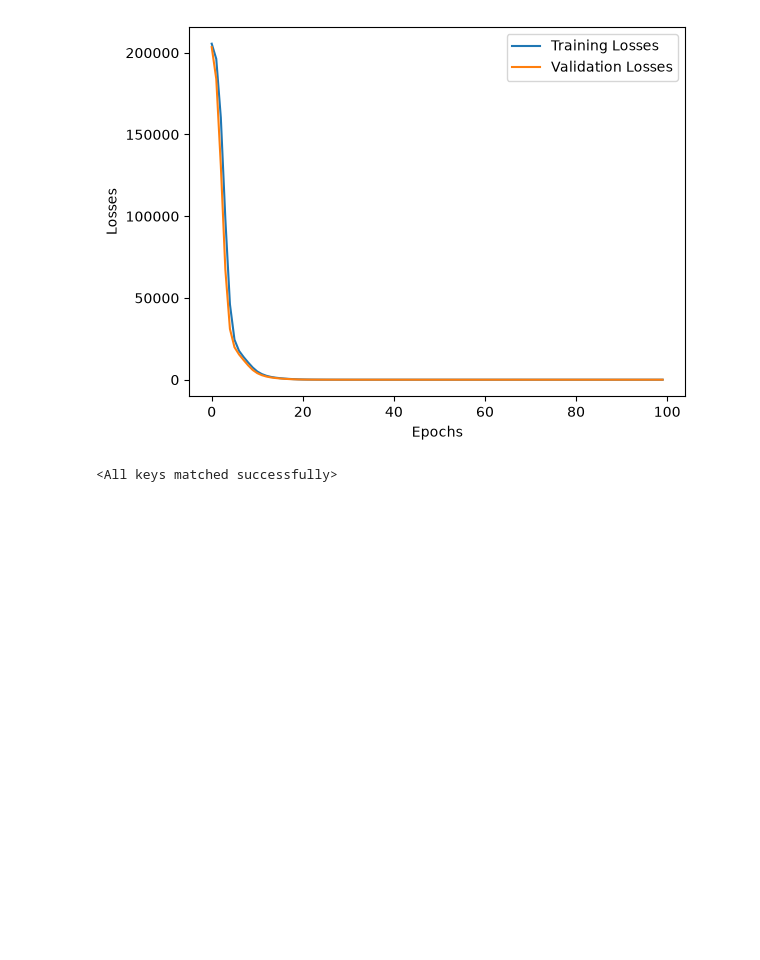
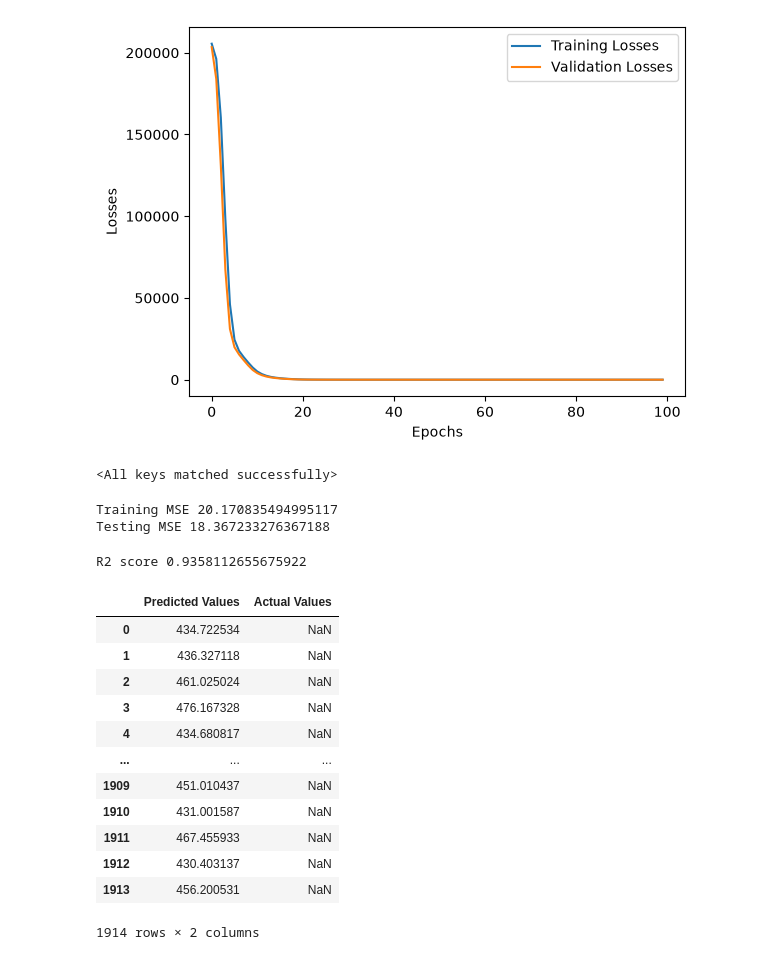
Before and after one commit to Shifa4532/data-science-notebooks, a Jupyter notebook: 11_deeplearning/ANN_regression.ipynb, the cells around one changed output. Drawn from its saved outputs; the diff is of its cells as text; code cells hidden in the pictures; blank space fills up the shorter version.

Commit message:
evaluated the model

```diff
--- a/11_deeplearning/ANN_regression.ipynb
+++ b/11_deeplearning/ANN_regression.ipynb
@@ -201,3 +201,42 @@ plt.legend()
 model.load_state_dict(torch.load("best_model.pt"))
 # %% [output]
 <All keys matched successfully>
+# %%
+model.eval()
+with torch.no_grad():
+    train_preds = model(X_train_tensor)
+    test_preds = model(X_test_tensor)
+
+    train_mse_loss = criterion(train_preds, y_train_tensor)
+    test_mse_loss = criterion(test_preds, y_test_tensor)
+
+print("Training MSE", train_mse_loss.item())
+print("Testing MSE", test_mse_loss.item())
+# %% [output]
+Training MSE 20.170835494995117
+Testing MSE 18.367233276367188
+# %%
+from sklearn.metrics import r2_score
+
+print("R2 score", r2_score(y_test, test_preds))
+# %% [output]
+R2 score 0.9358112655675922
+# %%
+predicted_df = pd.DataFrame(test_preds.numpy(), columns = ["Predicted Values"])
+actual_df = pd.DataFrame(y_test, columns = ["Actual Values"])
+
+pd.concat([predicted_df, actual_df], axis=1)
+# %% [output]
+|  | Predicted Values | Actual Values |
+| 0 | 434.722534 | NaN |
+| 1 | 436.327118 | NaN |
+| 2 | 461.025024 | NaN |
+| 3 | 476.167328 | NaN |
+| 4 | 434.680817 | NaN |
+| ... | ... | ... |
+| 1909 | 451.010437 | NaN |
+| 1910 | 431.001587 | NaN |
+| 1911 | 467.455933 | NaN |
+| 1912 | 430.403137 | NaN |
+| 1913 | 456.200531 | NaN |
+1914 rows × 2 columns
```
